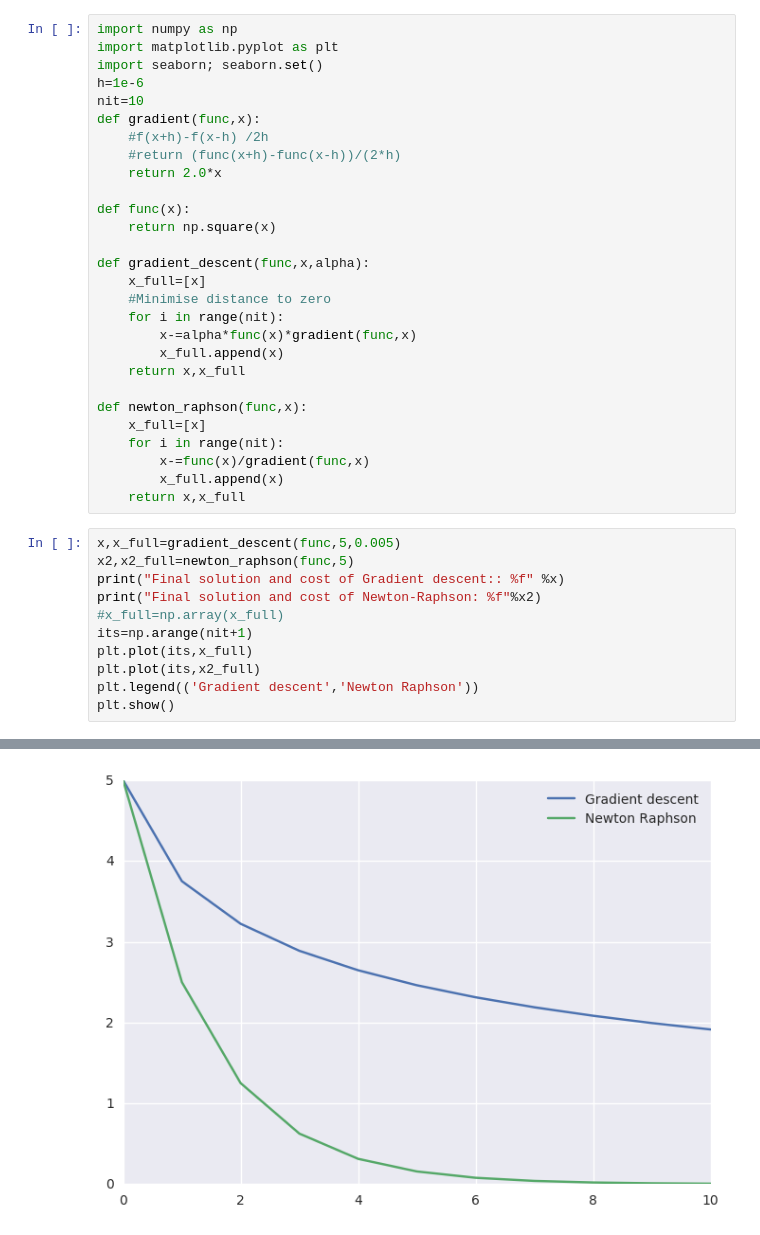
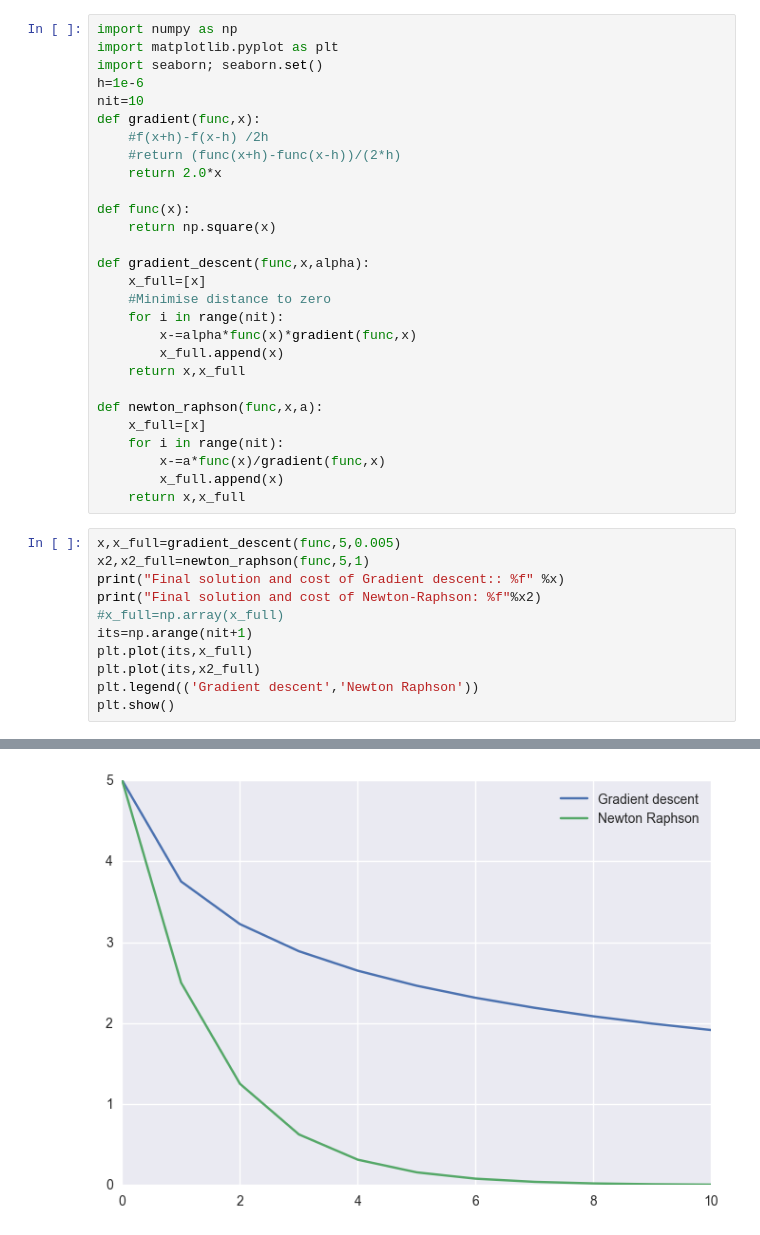
Before and after one commit to artirj/random-python-experiments, a Jupyter notebook: Gradient descent vs Newton Raphson.ipynb, the cells around one changed output, grey strips where cells are left out. Drawn from its saved outputs; the diff is of its cells as text.

```diff
--- a/Gradient descent vs Newton Raphson.ipynb
+++ b/Gradient descent vs Newton Raphson.ipynb
@@ -26,24 +26,24 @@ def gradient_descent(func,x,alpha):
         x_full.append(x)
     return x,x_full
 
-def newton_raphson(func,x):
+def newton_raphson(func,x,a):
     x_full=[x]
     for i in range(nit):
-        x-=func(x)/gradient(func,x)
+        x-=a*func(x)/gradient(func,x)
         x_full.append(x)
     return x,x_full
 # %%
 x,x_full=gradient_descent(func,5,0.005)
-x2,x2_full=newton_raphson(func,5)
+x2,x2_full=newton_raphson(func,5,1)
 print("Final solution and cost of Gradient descent:: %f" %x)
 print("Final solution and cost of Newton-Raphson: %f"%x2)
 #x_full=np.array(x_full)
 its=np.arange(nit+1)
 plt.plot(its,x_full)
 plt.plot(its,x2_full)
 plt.legend(('Gradient descent','Newton Raphson'))
 plt.show()
 # %% [output]
 Final solution and cost of Gradient descent:: 1.914218
 Final solution and cost of Newton-Raphson: 0.004883
-[figure, old version]
+[figure, new version]
```
Also changed, not shown: parts of 12 cells of this notebook.
